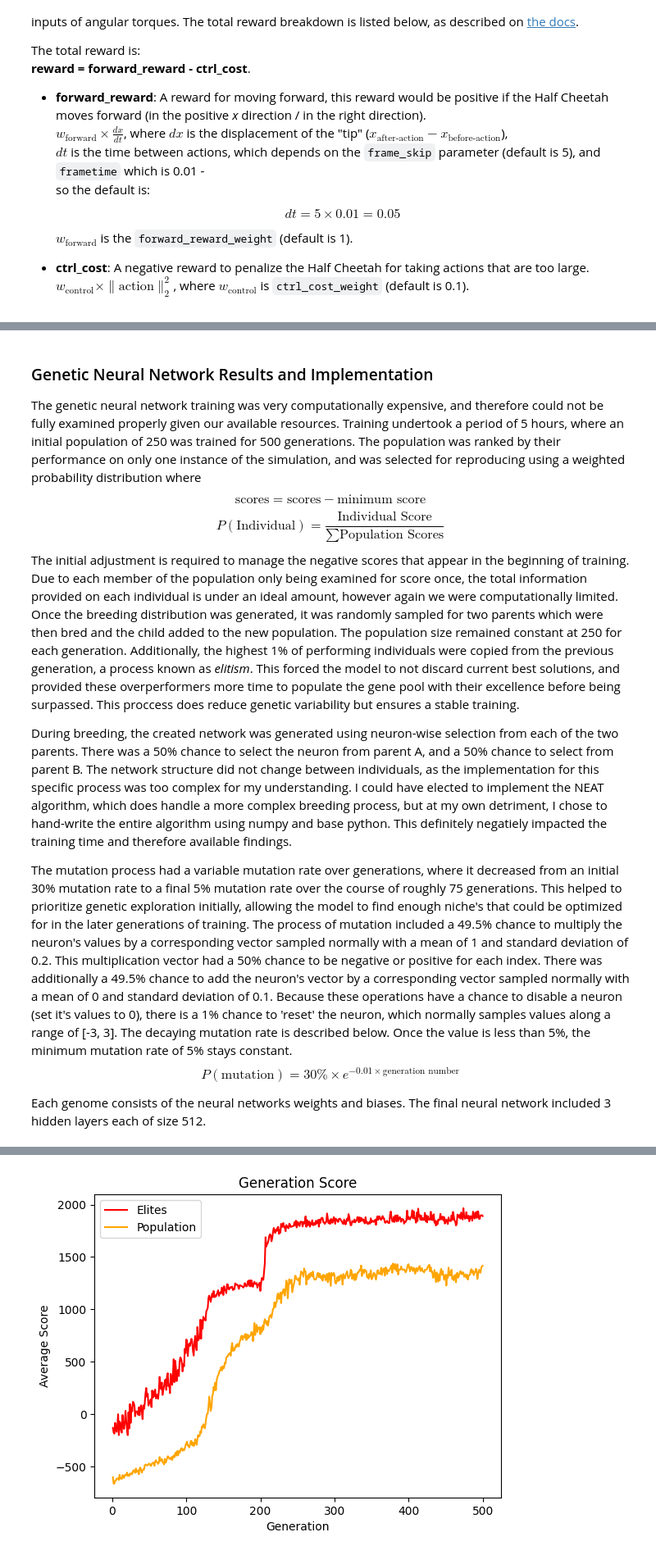
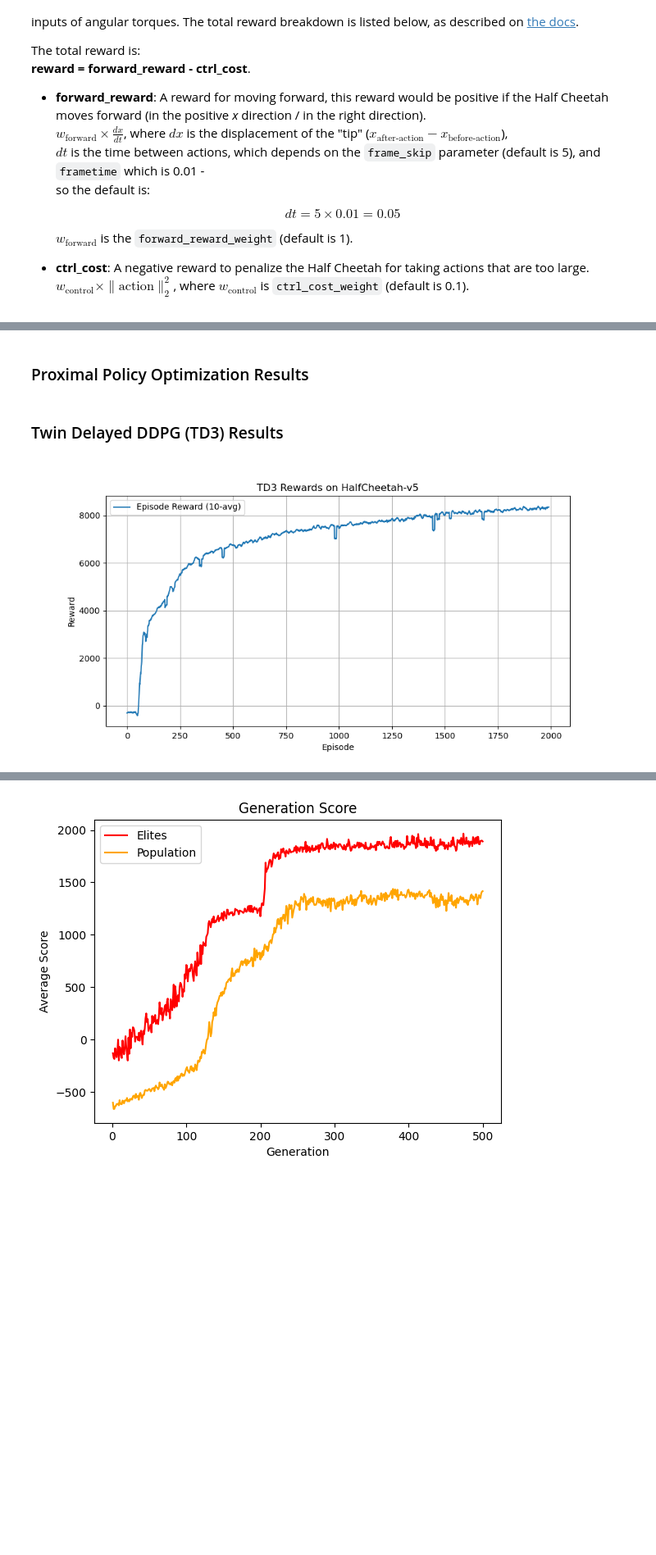
Before and after one commit to Sebewe/COGS188_FinalProject, a Jupyter notebook: FinalProject_RealMoonLanders.ipynb, the cells around one changed output, grey strips where cells are left out. Shown at 82% size. Drawn from its saved outputs; the diff is of its cells as text; code cells hidden in the pictures; blank space fills up the shorter version.

```diff
--- a/FinalProject_RealMoonLanders.ipynb
+++ b/FinalProject_RealMoonLanders.ipynb
@@ -97,14 +204,4 @@ Maybe you do model selection again, but using a different kind of metric than be
-# %% [markdown]
-### Genetic Neural Network Results and Implementation
-
-The genetic neural network training was very computationally expensive, and therefore could not be fully examined properly given our available resources. Training undertook a period of 5 hours, where an initial population of 250 was trained for 500 generations. The population was ranked by their performance on only one instance of the simulation, and was selected for reproducing using a weighted probability distribution where
-$$\text{scores} = \text{scores} - \text{minimum score}$$
-$$P(\text{Individual}) = \frac{\text{Individual Score}}{\sum{\text{Population Scores}}}$$
-The initial adjustment is required to manage the negative scores that appear in the beginning of training. Due to each member of the population only being examined for score once, the total information provided on each individual is under an ideal amount, however again we were computationally limited. Once the breeding distribution was generated, it was randomly sampled for two parents which were then bred and the child added to the new population. The population size remained constant at 250 for each generation. Additionally, the highest 1% of performing individuals were copied from the previous generation, a process known as _elitism_. This forced the model to not discard current best solutions, and provided these overperformers more time to populate the gene pool with their excellence before being surpassed. This proccess does reduce genetic variability but ensures a stable training.
-
-During breeding, the created network was generated using neuron-wise selection from each of the two parents. There was a 50% chance to select the neuron from parent A, and a 50% chance to select from parent B. The network structure did not change between individuals, as the implementation for this specific process was too complex for my understanding. I could have elected to implement the NEAT algorithm, which does handle a more complex breeding process, but at my own detriment, I chose to hand-write the entire algorithm using numpy and base python. This definitely negatiely impacted the training time and therefore available findings.
-
-The mutation process had a variable mutation rate over generations, where it decreased from an initial 30% mutation rate to a final 5% mutation rate over the course of roughly 75 generations. This helped to prioritize genetic exploration initially, allowing the model to find enough niche's that could be optimized for in the later generations of training. The process of mutation included a 49.5% chance to multiply the neuron's values by a corresponding vector sampled normally with a mean of 1 and standard deviation of 0.2. This multiplication vector had a 50% chance to be negative or positive for each index. There was additionally a 49.5% chance to add the neuron's vector by a corresponding vector sampled normally with a mean of 0 and standard deviation of 0.1. Because these operations have a chance to disable a neuron (set it's values to 0), there is a 1% chance to 'reset' the neuron, which normally samples values along a range of [-3, 3]. The decaying mutation rate is described below. Once the value is less than 5%, the minimum mutation rate of 5% stays constant.
-$$P(\text{mutation}) = 30\% \times e^{-0.01 \times \text{generation number}}$$
-
-Each genome consists of the neural networks weights and biases. The final neural network included 3 hidden layers each of size 512.
+# %% [markdown]
+### Proximal Policy Optimization Results
+# %% [markdown]
+### Twin Delayed DDPG (TD3) Results
@@ -110,0 +210,4 @@ Each genome consists of the neural networks weights and biases. The final neural
+# %%
+Image("./td3/td3_rewards.png", embed=True)
+# %% [output]
+[figure, added]
```
Also changed, not shown: parts of 26 cells of this notebook, 15 other files.
